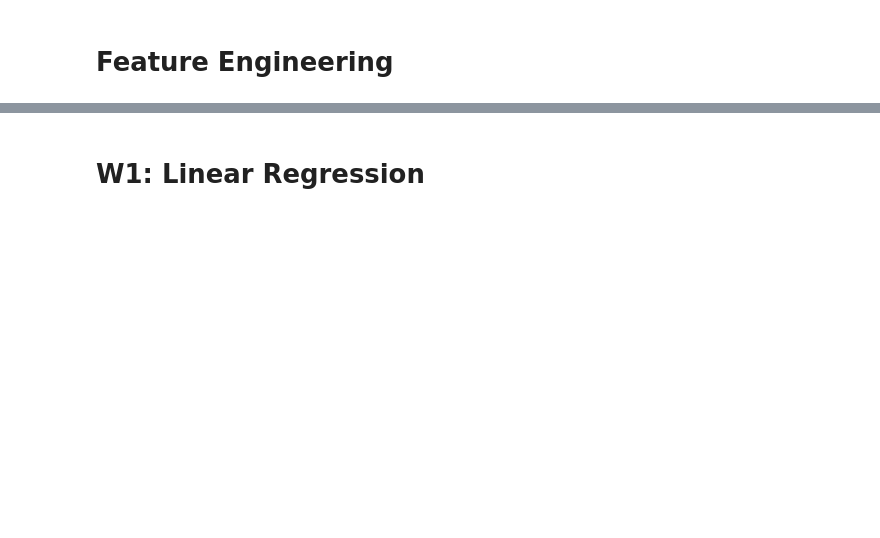
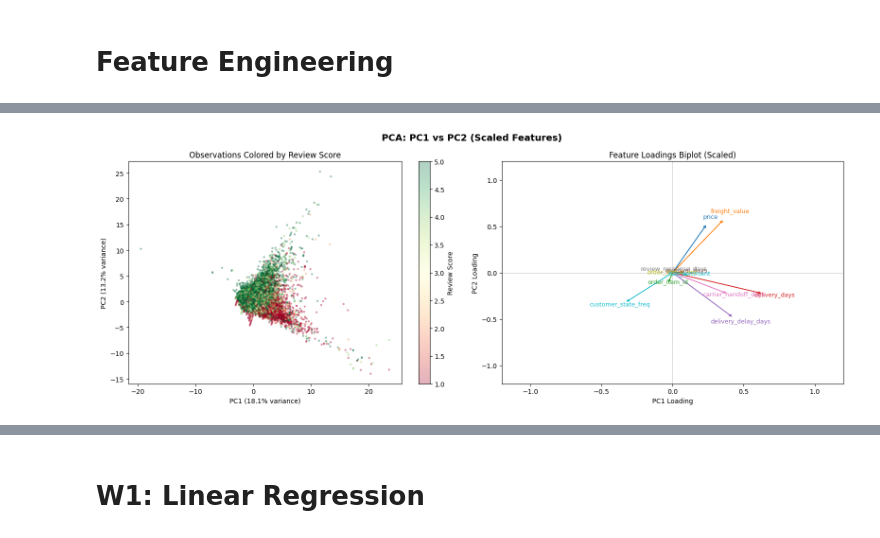
Before and after one commit to alyssaplayer/BU_OMDS_APlayerRepo, a Jupyter notebook: Capstone/DX799_Capstone_OList_(Marketing)_.ipynb, the cells around one changed output, grey strips where cells are left out. Cells and saved outputs as stored; diff of their text form; code cells hidden in the pictures; blank space fills up the shorter version.

```diff
--- a/Capstone/DX799_Capstone_OList_(Marketing)_.ipynb
+++ b/Capstone/DX799_Capstone_OList_(Marketing)_.ipynb
@@ -179,0 +318,51 @@ plt.show()
+# %%
+#PC SCALED
+
+from sklearn.preprocessing import StandardScaler
+
+# Scale first
+scaler = StandardScaler()
+X_train_scaled = scaler.fit_transform(X_train)
+
+# Fit PCA on scaled data
+pca_2 = PCA(n_components=2)
+X_train_pca = pca_2.fit_transform(X_train_scaled)
+
+fig, axes = plt.subplots(1, 2, figsize=(16, 6))
+fig.suptitle("PCA: PC1 vs PC2 (Scaled Features)", fontsize=14, fontweight="bold")
+
+# --- Plot 1: Scatter of observations colored by review score ---
+scatter = axes[0].scatter(
+    X_train_pca[:, 0], X_train_pca[:, 1],
+    c=y_train, cmap="RdYlGn", alpha=0.3, s=5
+)
+plt.colorbar(scatter, ax=axes[0], label="Review Score")
+axes[0].set_xlabel(f"PC1 ({pca_2.explained_variance_ratio_[0]*100:.1f}% variance)")
+axes[0].set_ylabel(f"PC2 ({pca_2.explained_variance_ratio_[1]*100:.1f}% variance)")
+axes[0].set_title("Observations Colored by Review Score")
+
+# --- Plot 2: Feature loadings biplot ---
+loadings = pca_2.components_.T
+feature_names = X_train.columns
+colors = plt.cm.tab10(np.linspace(0, 1, len(feature_names)))
+
+for i, (feature, color) in enumerate(zip(feature_names, colors)):
+    axes[1].arrow(0, 0, loadings[i, 0], loadings[i, 1],
+                  head_width=0.02, head_length=0.02,
+                  fc=color, ec=color, length_includes_head=True)
+    axes[1].text(loadings[i, 0] * 1.15, loadings[i, 1] * 1.15,
+                 feature, fontsize=9, ha="center", color=color)
+
+axes[1].axhline(0, color="gray", linewidth=0.5, linestyle="--")
+axes[1].axvline(0, color="gray", linewidth=0.5, linestyle="--")
+axes[1].set_xlabel("PC1 Loading")
+axes[1].set_ylabel("PC2 Loading")
+axes[1].set_title("Feature Loadings Biplot (Scaled)")
+axes[1].set_xlim(-1.2, 1.2)
+axes[1].set_ylim(-1.2, 1.2)
+
+plt.tight_layout()
+plt.savefig("pca_biplot_scaled.png", dpi=150, bbox_inches="tight")
+plt.show()
+# %% [output]
+[figure, added]
```
Also changed, not shown: parts of 27 cells of this notebook, 16 other files.
